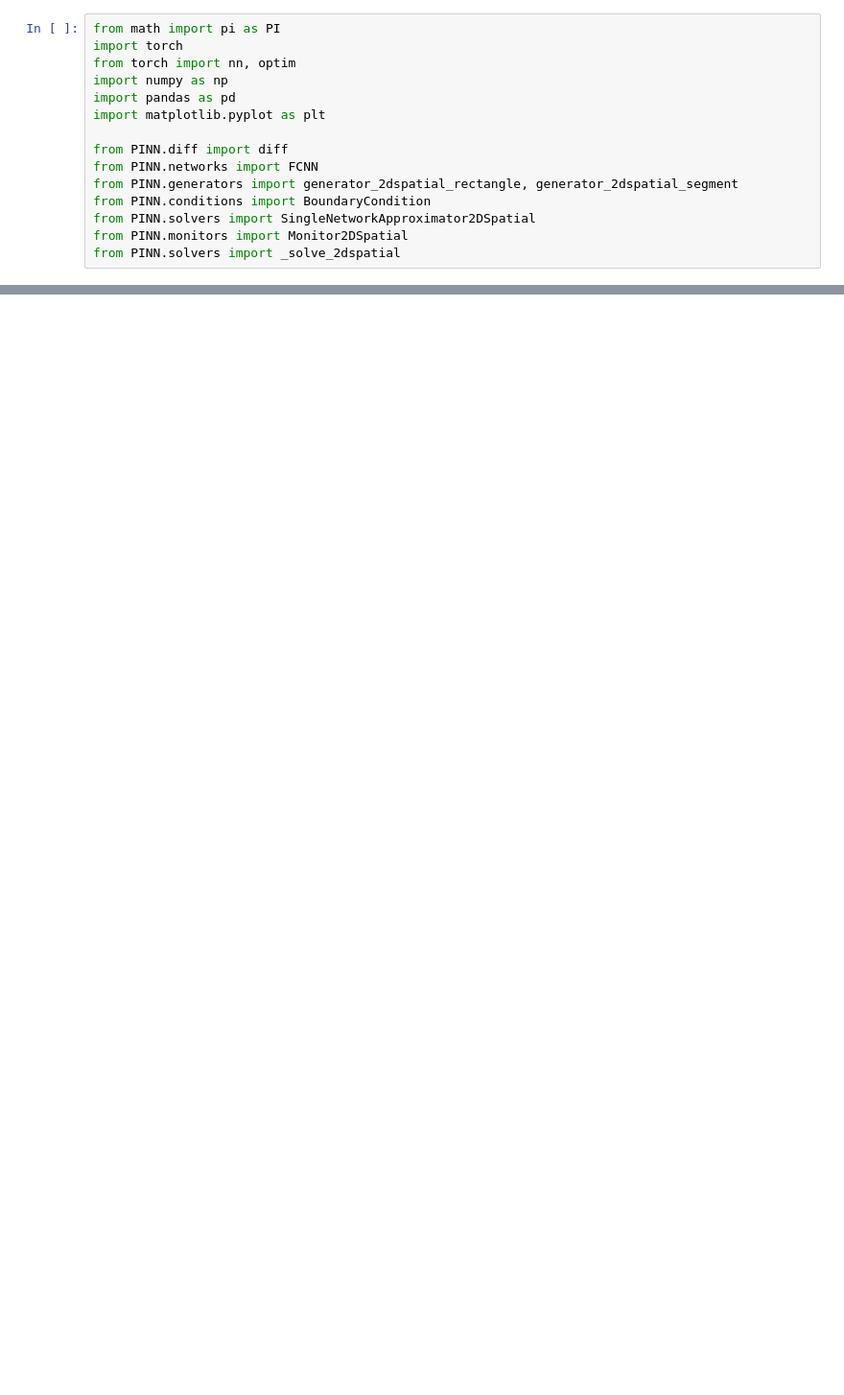
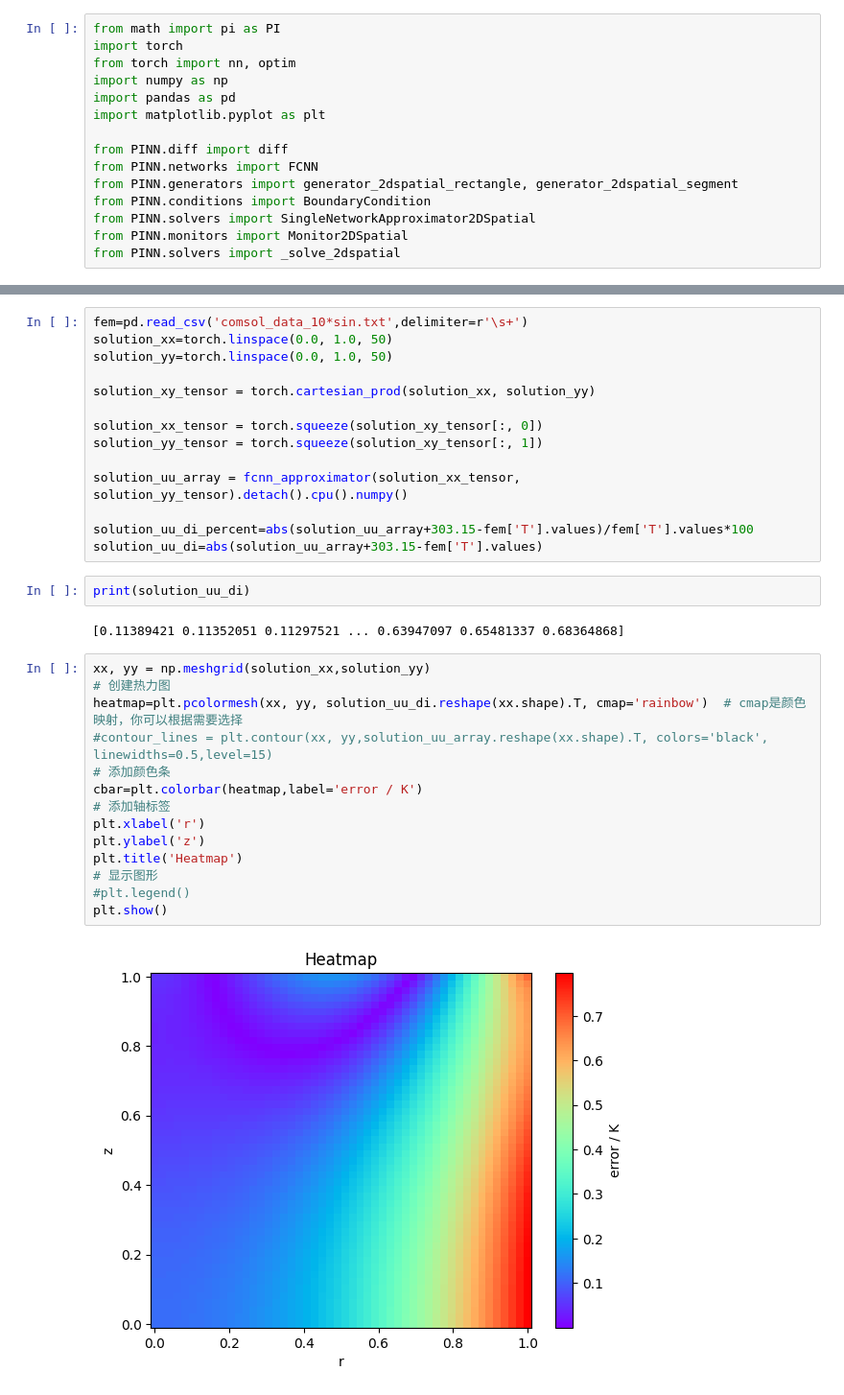
Before and after one commit to Yaoshengtai/PINN-Thermosolid-F-R, a Jupyter notebook: heat_forward.ipynb, the cells around one changed output, grey strips where cells are left out. Shown at 96% size. Cells and saved outputs as stored; diff of their text form; blank space fills up the shorter version.

```diff
--- a/heat_forward.ipynb
+++ b/heat_forward.ipynb
@@ -118,0 +193,34 @@ KeyboardInterrupt:
+# %%
+fem=pd.read_csv('comsol_data_10*sin.txt',delimiter=r'\s+')
+solution_xx=torch.linspace(0.0, 1.0, 50)
+solution_yy=torch.linspace(0.0, 1.0, 50)
+
+solution_xy_tensor = torch.cartesian_prod(solution_xx, solution_yy)
+
+solution_xx_tensor = torch.squeeze(solution_xy_tensor[:, 0])
+solution_yy_tensor = torch.squeeze(solution_xy_tensor[:, 1])
+
+solution_uu_array = fcnn_approximator(solution_xx_tensor, solution_yy_tensor).detach().cpu().numpy()
+
+solution_uu_di_percent=abs(solution_uu_array+303.15-fem['T'].values)/fem['T'].values*100
+solution_uu_di=abs(solution_uu_array+303.15-fem['T'].values)
+# %%
+print(solution_uu_di)
+# %% [output]
+[0.11389421 0.11352051 0.11297521 ... 0.63947097 0.65481337 0.68364868]
+# %%
+xx, yy = np.meshgrid(solution_xx,solution_yy)
+# 创建热力图
+heatmap=plt.pcolormesh(xx, yy, solution_uu_di.reshape(xx.shape).T, cmap='rainbow')  # cmap是颜色映射，你可以根据需要选择
+#contour_lines = plt.contour(xx, yy,solution_uu_array.reshape(xx.shape).T, colors='black', linewidths=0.5,level=15)
+# 添加颜色条
+cbar=plt.colorbar(heatmap,label='error / K')
+# 添加轴标签
+plt.xlabel('r')
+plt.ylabel('z')
+plt.title('Heatmap')
+# 显示图形
+#plt.legend()
+plt.show()
+# %% [output]
+[figure, added]
```
Also changed, not shown: parts of 6 cells of this notebook, 5 other files.
